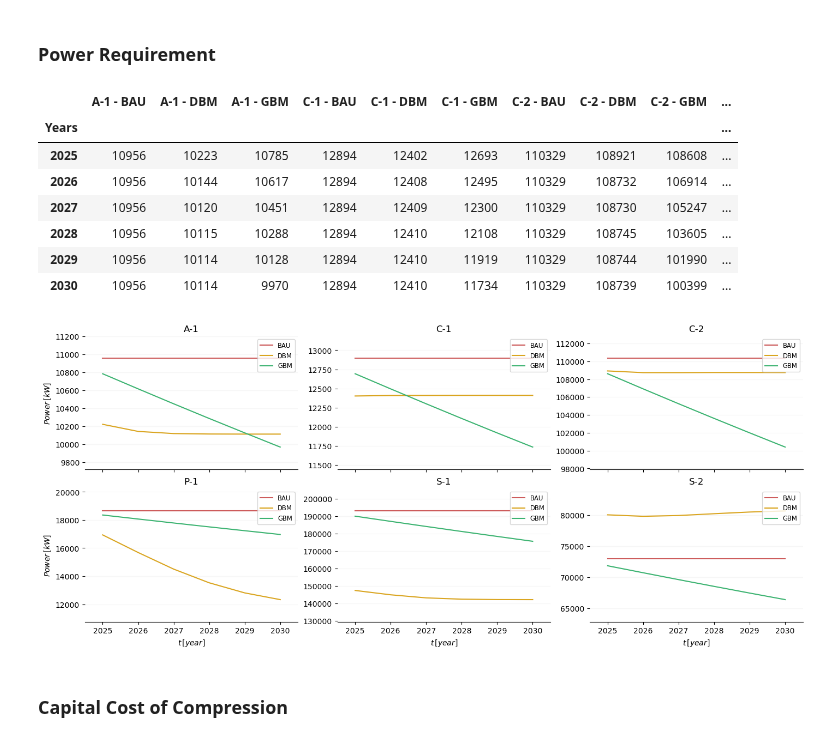
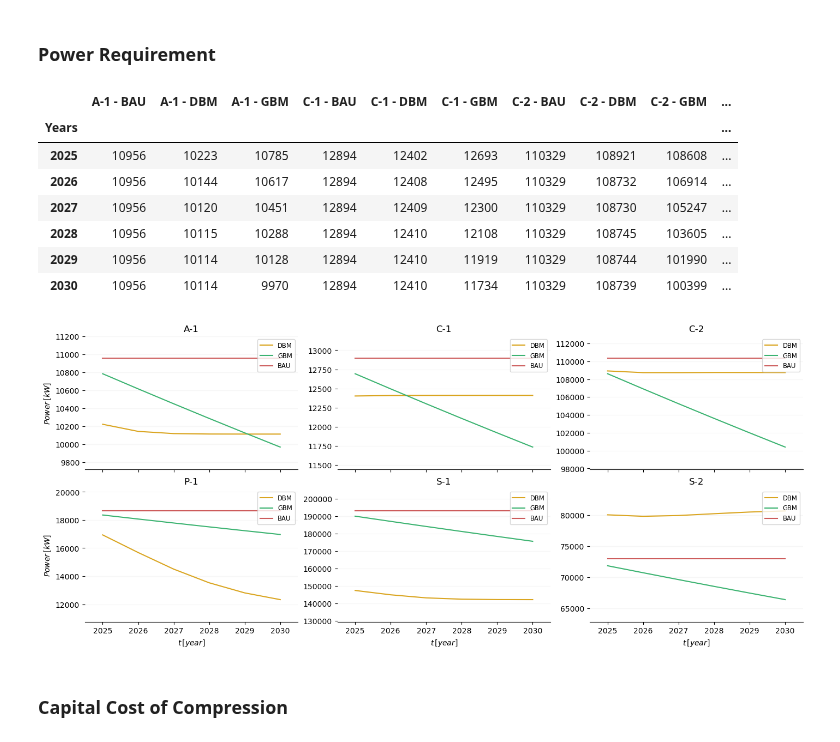
Before and after one commit to thiagoneye/costcaster, a Jupyter notebook: src/cost.ipynb, the cells around one changed output. Cells and saved outputs as stored; diff of their text form; code cells hidden in the pictures.

```diff
--- a/src/cost.ipynb
+++ b/src/cost.ipynb
@@ -151,65 +261,52 @@ display(df_ccp)
 # %% [markdown]
 ### Power Requirement
 # %%
-# Power Requirement [kW]
+# Total Power Requirement [kW]
 
-df_pr =((1000/(24*3600))*((df_ccp/365)*z1*r*t_in/(M*eta_is))*(k1/(k1-1))*(cr**(((k1-1)/k1))-1))+((1000/(24*3600))*((df_ccp/365)*z2*r*t_in/(M*eta_is))*(k2/(k2-1))*(cr**(((k2-1)/k2))-1))+((1000/(24*3600))*((df_ccp/365)*z3*r*t_in/(M*eta_is))*(k3/(k3-1))*(cr**(((k3-1)/k3))-1))+((1000/(24*3600))*((df_ccp/365)*z4*r*t_in/(M*eta_is))*(k4/(k4-1))*(cr**(((k4-1)/k4))-1))
-df_pr = df_pr.round(0).astype(int)
-display(df_pr)
+power_requirement = 0
+for k, compression_ratio in zip(stage_k, compression_ratio_stage):
+    # Calculates the power for the current stage
+    power_per_stage = (
+        (
+            (corrected_carbon_emissions / 365)
+            * compression_ratio
+            * gas_constant
+            * inlet_temp
+            / (molar_mass * isentropic_efficiency)
+        )
+        * (k / (k - 1))
+        * (pressure_ratio_per_stage ** (((k - 1) / k)) - 1)
+    )
+
+    # Totals the power
+    power_requirement += power_per_stage
+
+# Multiply the total result by the conversion factor
+power_requirement *= kappa
+display(power_requirement.round(0).astype(int))
 
 # Plot
 
-fig, axs = plt.subplots(2, 3, figsize=(14, 6), constrained_layout=True, sharex=True)
-axs = axs.flatten()
-
-for company_id, company_name in enumerate(list_of_companies):
-    ax = axs[company_id]
-    X = df_pr.index.values
-    y_values = None
-
-    # BAU
-    column_name = f"{company_name} - BAU"
-    data = df_pr.loc[:, column_name].values
-    y_values = data
-    ax.plot(X, data, color=COLORS["BAU"], label="BAU")
-
-    # DBM
-    column_name = f"{company_name} - DBM"
-    data = df_pr.loc[:, column_name].values
-    y_values = np.concatenate((y_values, data))
-    ax.plot(X, data, color=COLORS["DBM"], label="DBM")
-
-    # GBM
-    column_name = f"{company_name} - GBM"
-    data = df_pr.loc[:, column_name].values
-    y_values = np.concatenate((y_values, data))
-    ax.plot(X, data, color=COLORS["GBM"], label="GBM")
-
-    config_plot(
-        ax,
-        y_values,
-        x_lim=[2025 - 0.5, 2031 - 0.5],
-        title=company_name,
-        x_multiplelocator=1,
-    )
-
-    if company_id in [0, 3]:
-        ax.set_ylabel("$Power \\, [kW]$")
-
-    if company_id >= 3:
-        ax.set_xlabel("$t \\, [year]$")
-
-fig.savefig(f"../img/power_requirement.png", dpi=600, bbox_inches="tight")
+plot_power = {
+    "ylabel": "$Power \\, [kW]$",
+    "save_path": "../img/power_requirement.png",
+    "colors": {
+        "DBM": mcolors.CSS4_COLORS["goldenrod"],
+        "GBM": mcolors.CSS4_COLORS["mediumseagreen"],
+        "BAU": mcolors.CSS4_COLORS["indianred"],
+    },
+}
+plot_dataframes(power_requirement, list_of_companies, plot_power)
 # %% [output]
 |  | A-1 - BAU | A-1 - DBM | A-1 - GBM | C-1 - BAU | C-1 - DBM | C-1 - GBM | C-2 - BAU | C-2 - DBM | C-2 - GBM | ... |
 | Years |  |  |  |  |  |  |  |  |  | ... |
 | 2025 | 10956 | 10223 | 10785 | 12894 | 12402 | 12693 | 110329 | 108921 | 108608 | ... |
 | 2026 | 10956 | 10144 | 10617 | 12894 | 12408 | 12495 | 110329 | 108732 | 106914 | ... |
 | 2027 | 10956 | 10120 | 10451 | 12894 | 12409 | 12300 | 110329 | 108730 | 105247 | ... |
 | 2028 | 10956 | 10115 | 10288 | 12894 | 12410 | 12108 | 110329 | 108745 | 103605 | ... |
 | 2029 | 10956 | 10114 | 10128 | 12894 | 12410 | 11919 | 110329 | 108744 | 101990 | ... |
 | 2030 | 10956 | 10114 | 9970 | 12894 | 12410 | 11734 | 110329 | 108739 | 100399 | ... |
-[figure, old version]
+[figure, new version]
 # %% [markdown]
 ### Capital Cost of Compression
 # %%
```
Also changed, not shown: parts of 10 cells of this notebook, 5 other files.
